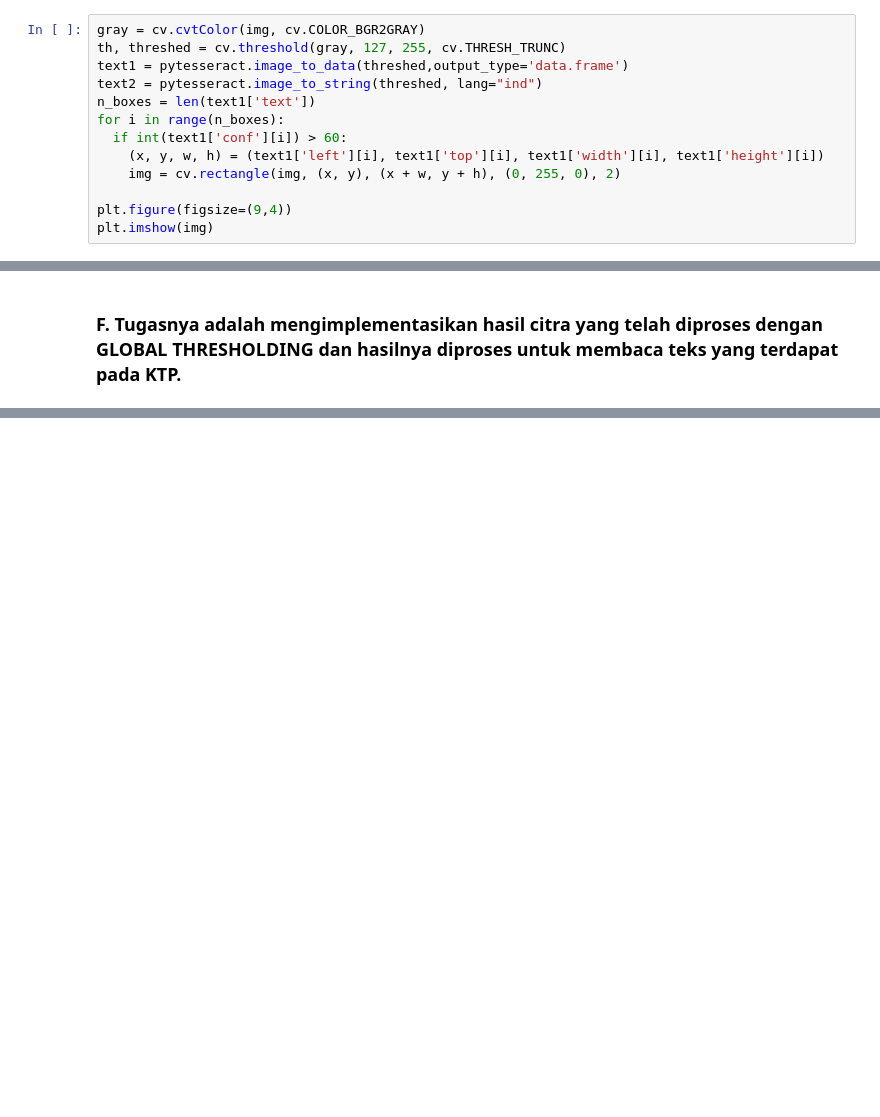
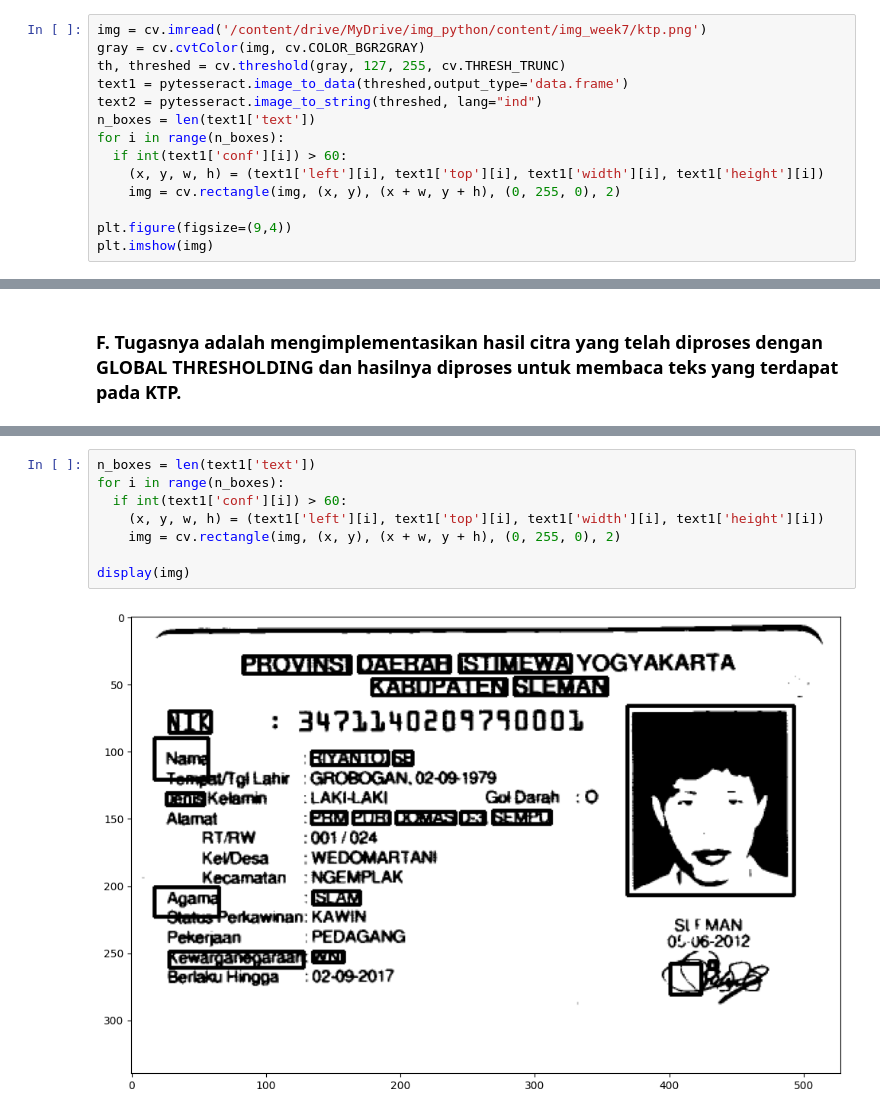
Before and after one commit to RizqiRHuda/PVCK_Semester5, a Jupyter notebook: week10.ipynb, the cells around one changed output, grey strips where cells are left out. Drawn from its saved outputs; the diff is of its cells as text; blank space fills up the shorter version.

```diff
--- a/week10.ipynb
+++ b/week10.ipynb
@@ -282,6 +282,7 @@ def display(img,cmap='gray'):
   ax = fig.add_subplot(111)
   ax.imshow(img,cmap='gray')
 # %%
+img = cv.imread('/content/drive/MyDrive/img_python/content/img_week7/ktp.png')
 gray = cv.cvtColor(img, cv.COLOR_BGR2GRAY)
 th, threshed = cv.threshold(gray, 127, 255, cv.THRESH_TRUNC)
 text1 = pytesseract.image_to_data(threshed,output_type='data.frame')
@@ -367,0 +384,10 @@ Berlaku Hingga 02-09-2017 ( Lha &
+# %%
+n_boxes = len(text1['text'])
+for i in range(n_boxes):
+  if int(text1['conf'][i]) > 60:
+    (x, y, w, h) = (text1['left'][i], text1['top'][i], text1['width'][i], text1['height'][i])
+    img = cv.rectangle(img, (x, y), (x + w, y + h), (0, 255, 0), 2)
+
+display(img)
+# %% [output]
+[figure, added]
```
Also changed, not shown: parts of 2 cells of this notebook.
